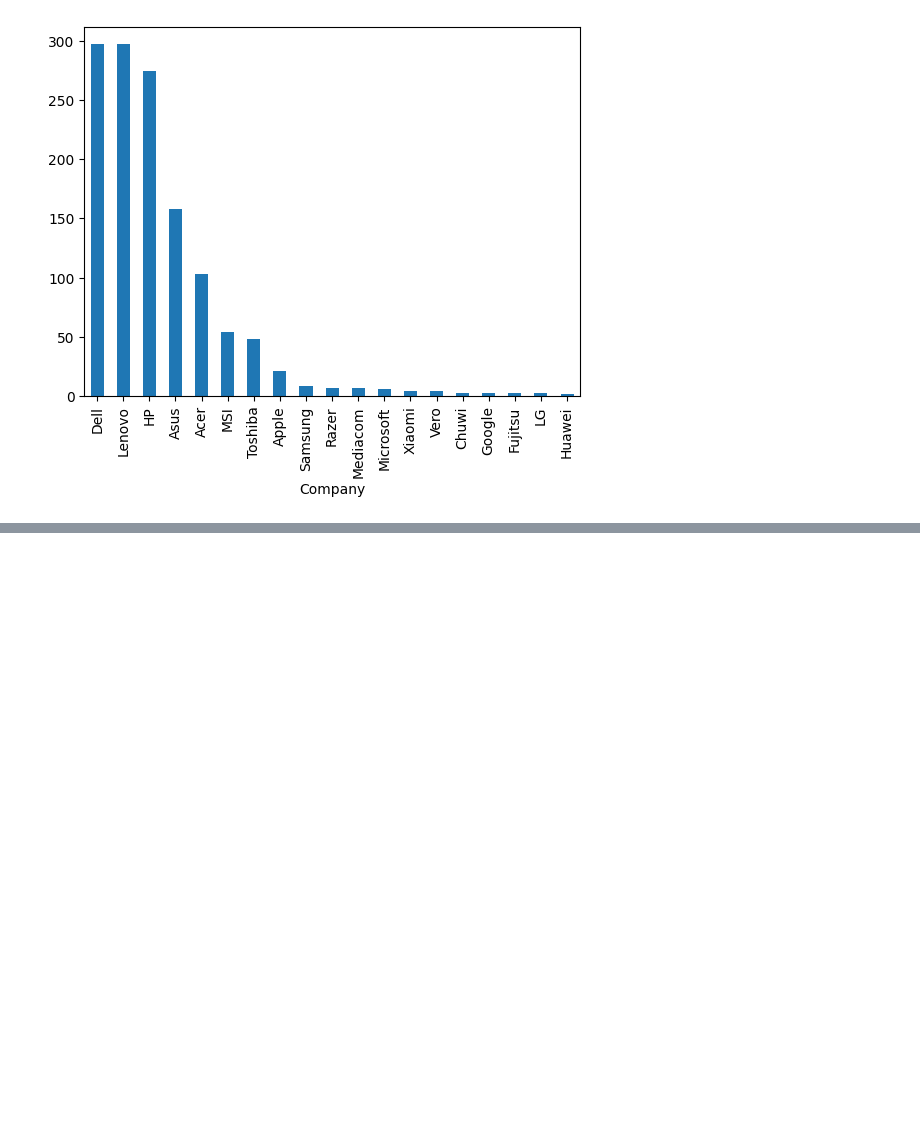
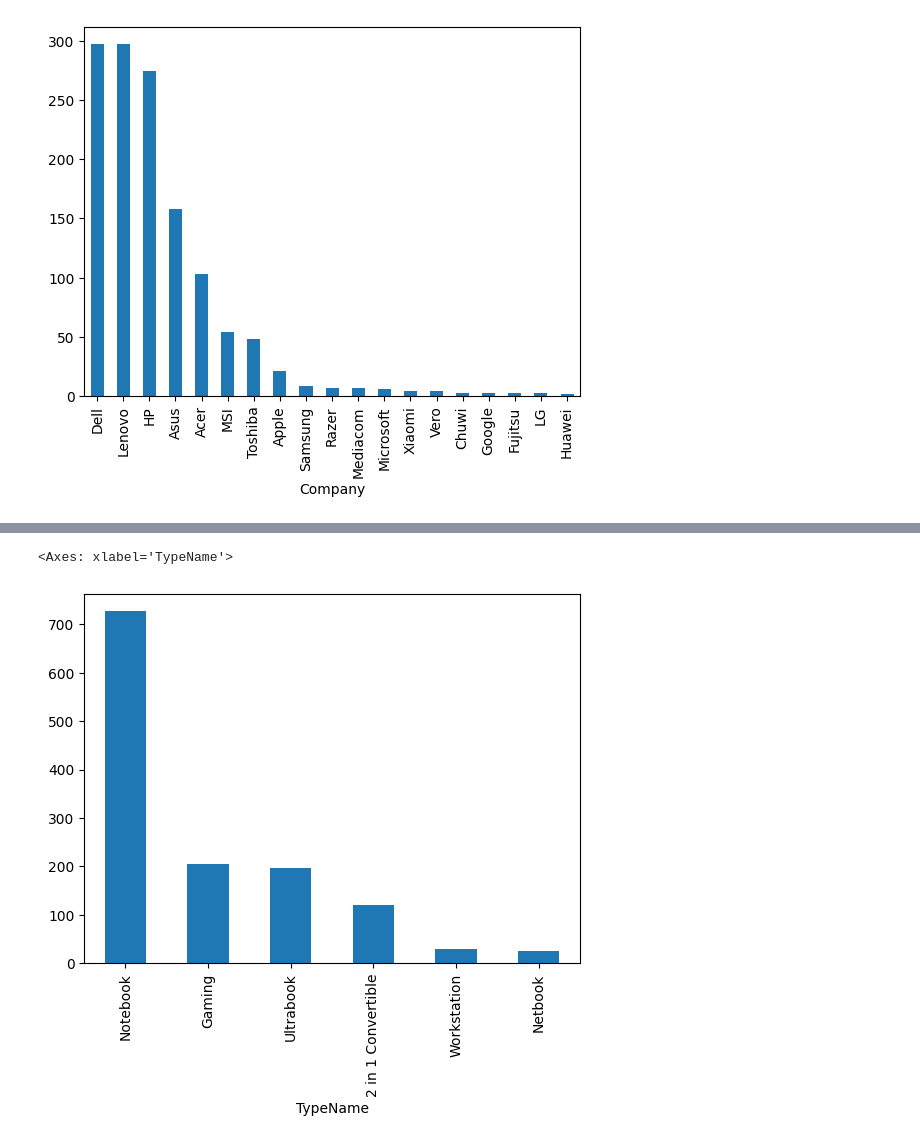
Before and after one commit to OM2208/LaptopPricePrediction, a Jupyter notebook: MR.ipynb, the cells around one changed output, grey strips where cells are left out. Saved outputs shown, nothing was run; the diff lists cells and outputs as text; code cells hidden in the pictures; blank space fills up the shorter version.

```diff
--- a/MR.ipynb
+++ b/MR.ipynb
@@ -81,0 +90,5 @@ df["Company"].value_counts().plot(kind="bar")
+# %%
+df["TypeName"].value_counts().plot(kind="bar")
+# %% [output]
+<Axes: xlabel='TypeName'>
+[figure, added]
```
Also changed, not shown: parts of 102 cells of this notebook, 2 other files.
